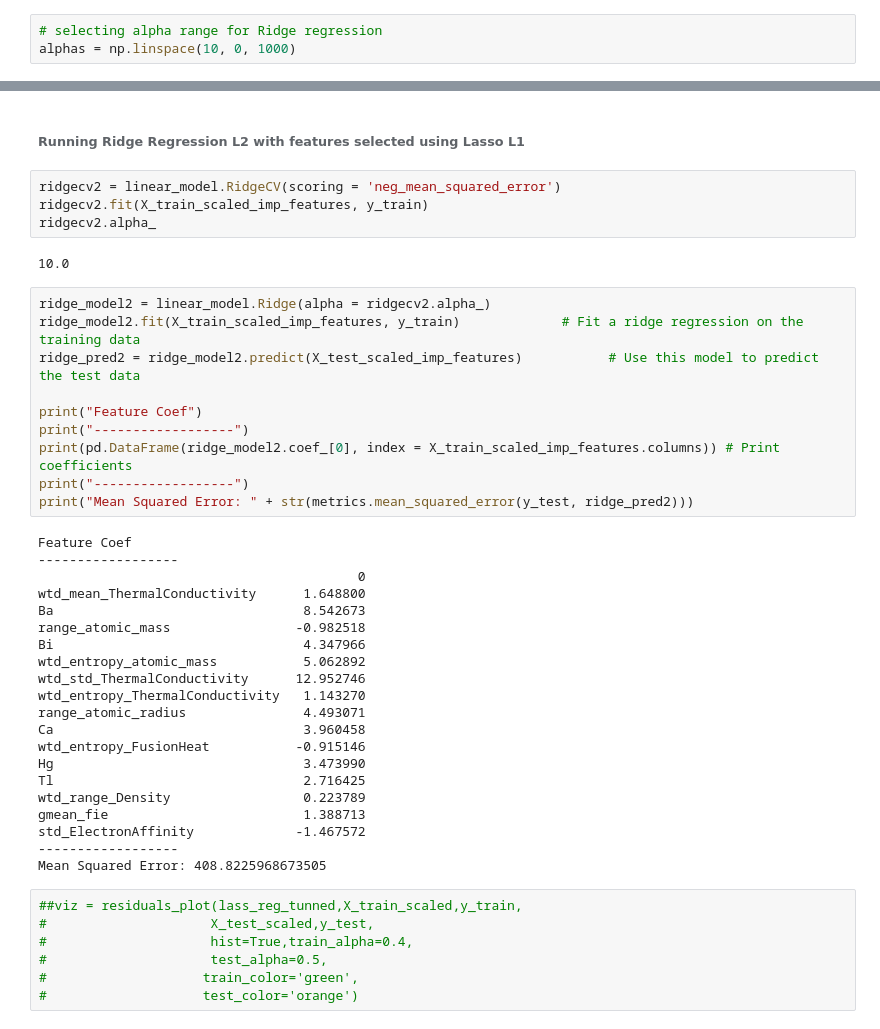
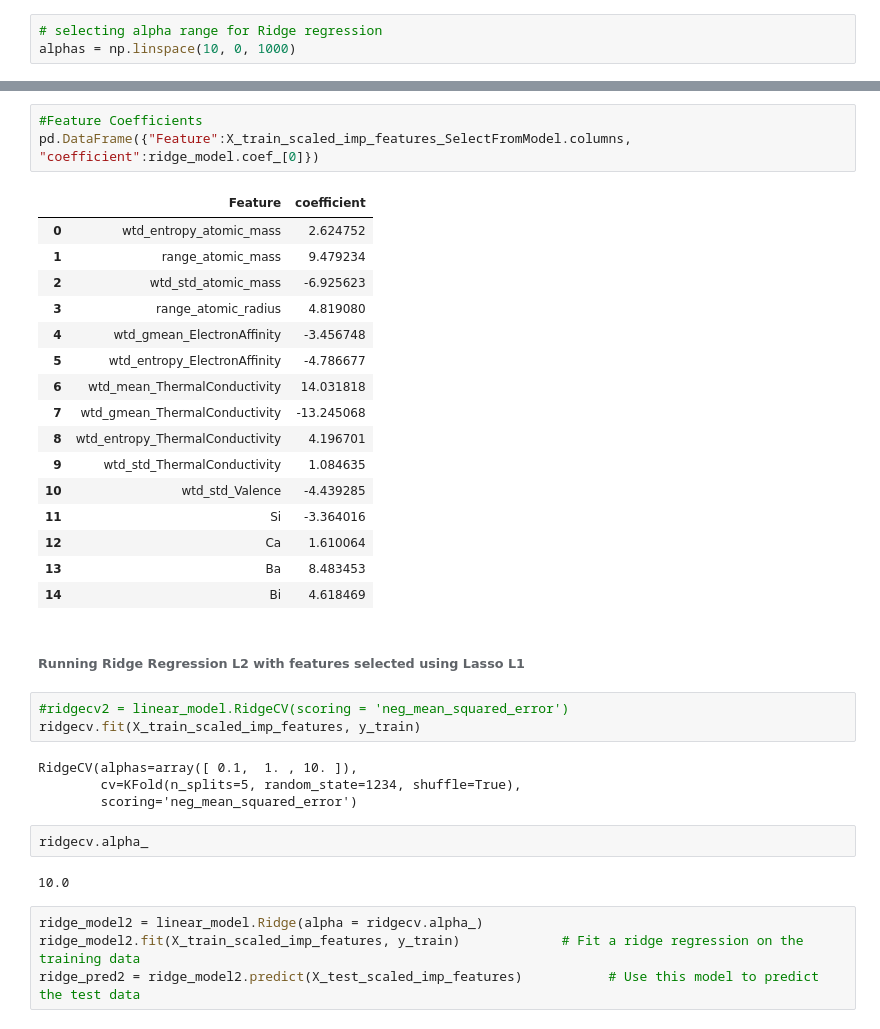
Before and after one commit to rajeshsk/QTW, a Jupyter notebook: CaseStudy1/final report/CaseStudy1 - Linear Regression.ipynb, the cells around one changed output, grey strips where cells are left out. Cells and saved outputs as stored; diff of their text form.

```diff
--- a/CaseStudy1/final report/CaseStudy1 - Linear Regression.ipynb
+++ b/CaseStudy1/final report/CaseStudy1 - Linear Regression.ipynb
@@ -614,46 +608,37 @@ Mean Squared Error: 337.22413712484496
+# %%
+#Feature Coefficients
+pd.DataFrame({"Feature":X_train_scaled_imp_features_SelectFromModel.columns, "coefficient":ridge_model.coef_[0]})
+# %% [output]
+|  | Feature | coefficient |
+| 0 | wtd_entropy_atomic_mass | 2.624752 |
+| 1 | range_atomic_mass | 9.479234 |
+| 2 | wtd_std_atomic_mass | -6.925623 |
+| 3 | range_atomic_radius | 4.819080 |
+| 4 | wtd_gmean_ElectronAffinity | -3.456748 |
+| 5 | wtd_entropy_ElectronAffinity | -4.786677 |
+| 6 | wtd_mean_ThermalConductivity | 14.031818 |
+| 7 | wtd_gmean_ThermalConductivity | -13.245068 |
+| 8 | wtd_entropy_ThermalConductivity | 4.196701 |
+| 9 | wtd_std_ThermalConductivity | 1.084635 |
+| 10 | wtd_std_Valence | -4.439285 |
+| 11 | Si | -3.364016 |
+| 12 | Ca | 1.610064 |
+| 13 | Ba | 8.483453 |
+| 14 | Bi | 4.618469 |
 # %% [markdown]
 ###### Running Ridge Regression L2 with features selected using Lasso L1
 # %%
-ridgecv2 = linear_model.RidgeCV(scoring = 'neg_mean_squared_error')
-ridgecv2.fit(X_train_scaled_imp_features, y_train)
-ridgecv2.alpha_
+#ridgecv2 = linear_model.RidgeCV(scoring = 'neg_mean_squared_error')
+ridgecv.fit(X_train_scaled_imp_features, y_train)
 # %% [output]
-10.0
+RidgeCV(alphas=array([ 0.1,  1. , 10. ]),
+        cv=KFold(n_splits=5, random_state=1234, shuffle=True),
+        scoring='neg_mean_squared_error')
+# %%
+ridgecv.alpha_
+# %% [output]
+10.0
 # %%
-ridge_model2 = linear_model.Ridge(alpha = ridgecv2.alpha_)
+ridge_model2 = linear_model.Ridge(alpha = ridgecv.alpha_)
 ridge_model2.fit(X_train_scaled_imp_features, y_train)             # Fit a ridge regression on the training data
 ridge_pred2 = ridge_model2.predict(X_test_scaled_imp_features)           # Use this model to predict the test data
-
-print("Feature Coef")
-print("------------------")
-print(pd.DataFrame(ridge_model2.coef_[0], index = X_train_scaled_imp_features.columns)) # Print coefficients
-print("------------------")
-print("Mean Squared Error: " + str(metrics.mean_squared_error(y_test, ridge_pred2)))
-# %% [output]
-Feature Coef
-------------------
-                                         0
-wtd_mean_ThermalConductivity      1.648800
-Ba                                8.542673
-range_atomic_mass                -0.982518
-Bi                                4.347966
-wtd_entropy_atomic_mass           5.062892
-wtd_std_ThermalConductivity      12.952746
-wtd_entropy_ThermalConductivity   1.143270
-range_atomic_radius               4.493071
-Ca                                3.960458
-wtd_entropy_FusionHeat           -0.915146
-Hg                                3.473990
-Tl                                2.716425
-wtd_range_Density                 0.223789
-gmean_fie                         1.388713
-std_ElectronAffinity             -1.467572
-------------------
-Mean Squared Error: 408.8225968673505
-# %%
-##viz = residuals_plot(lass_reg_tunned,X_train_scaled,y_train,
-#                     X_test_scaled,y_test,
-#                     hist=True,train_alpha=0.4,
-#                     test_alpha=0.5,
-#                    train_color='green',
-#                    test_color='orange')
```
Also changed, not shown: parts of 33 cells of this notebook.
